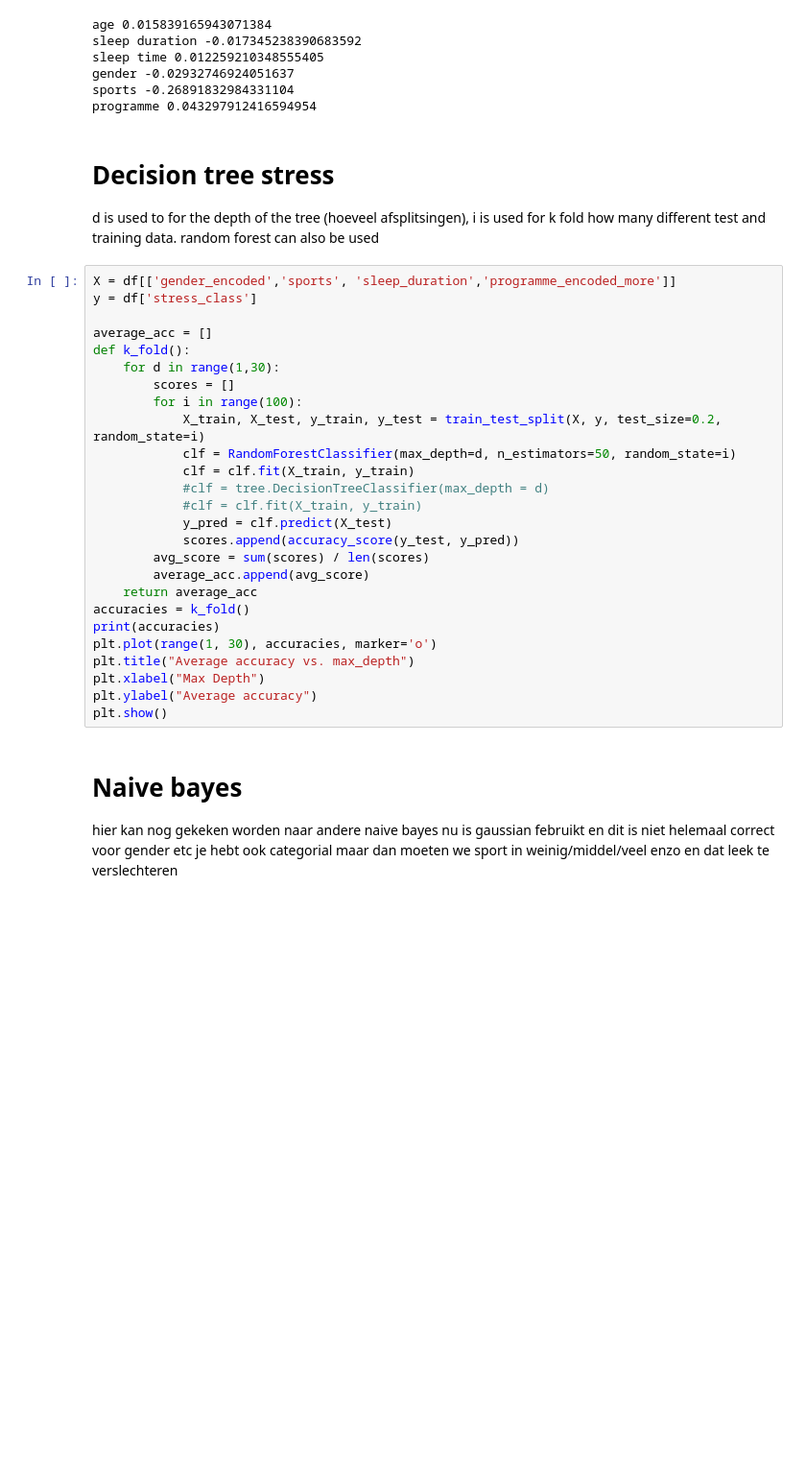
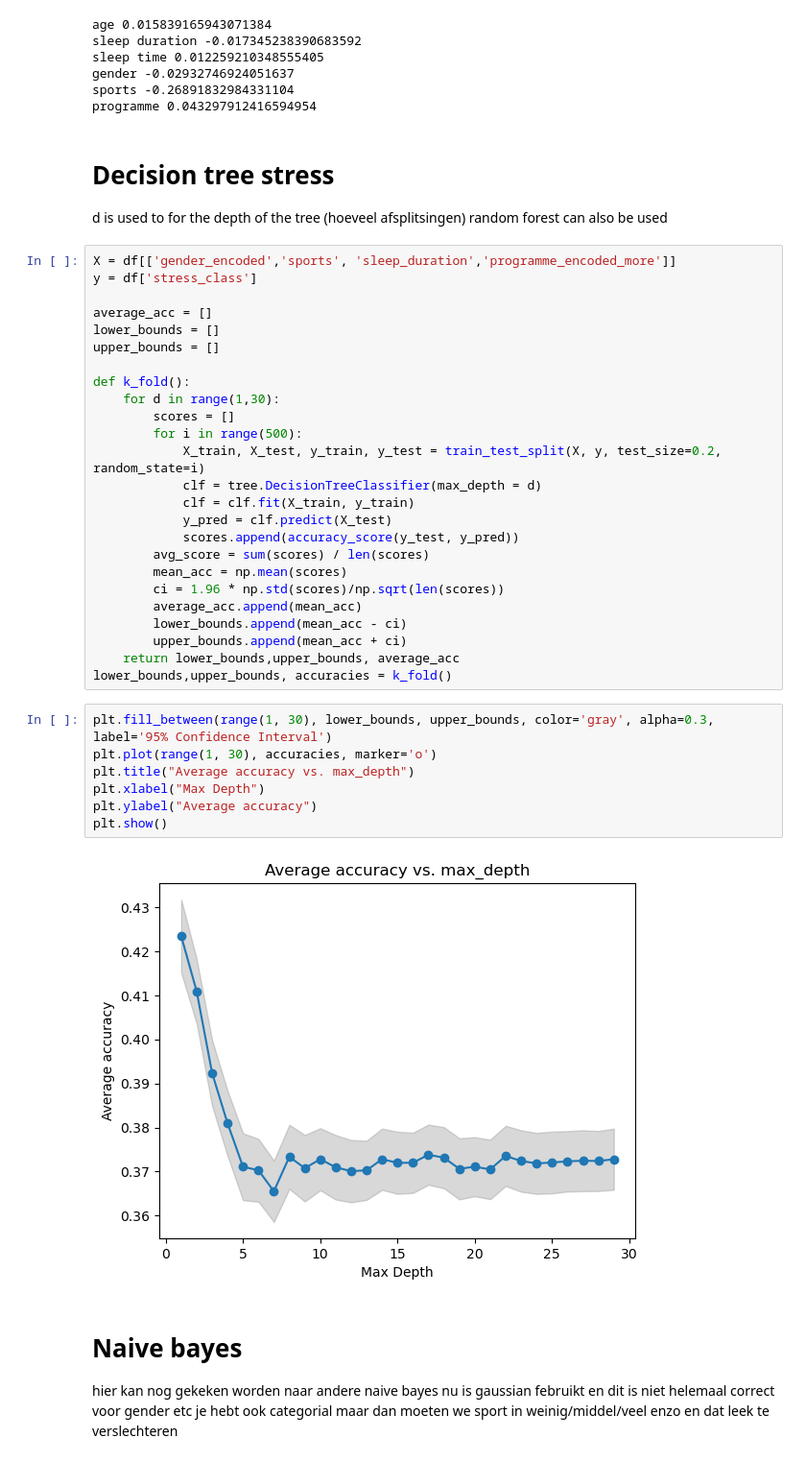
Before and after one commit to MikkoBra/Data-Mining-Techniques, a Jupyter notebook: DMT_Marinde.ipynb, the cells around one changed output. Shown: that part at 96% size. Drawn from its saved outputs; the diff is of its cells as text; blank space fills up the shorter version.

```diff
--- a/DMT_Marinde.ipynb
+++ b/DMT_Marinde.ipynb
@@ -170,33 +170,41 @@ sports -0.26891832984331104
 programme 0.043297912416594954
 # %% [markdown]
 # Decision tree stress
-d is used to for the depth of the tree (hoeveel afsplitsingen), i is used for k fold how many different test and training data. random forest can also be used
+d is used to for the depth of the tree (hoeveel afsplitsingen) random forest can also be used
 # %%
 X = df[['gender_encoded','sports', 'sleep_duration','programme_encoded_more']]
 y = df['stress_class']
 
 average_acc = []
+lower_bounds = []
+upper_bounds = []
+
 def k_fold():
     for d in range(1,30):
         scores = []
-        for i in range(100):
+        for i in range(500):
             X_train, X_test, y_train, y_test = train_test_split(X, y, test_size=0.2, random_state=i)
-            clf = RandomForestClassifier(max_depth=d, n_estimators=50, random_state=i)
+            clf = tree.DecisionTreeClassifier(max_depth = d)
             clf = clf.fit(X_train, y_train)
-            #clf = tree.DecisionTreeClassifier(max_depth = d)
-            #clf = clf.fit(X_train, y_train)
             y_pred = clf.predict(X_test)
             scores.append(accuracy_score(y_test, y_pred))
         avg_score = sum(scores) / len(scores)
-        average_acc.append(avg_score)
-    return average_acc
-accuracies = k_fold()
-print(accuracies)
-plt.plot(range(1, 30), accuracies, marker='o')
-plt.title("Average accuracy vs. max_depth")
-plt.xlabel("Max Depth")
-plt.ylabel("Average accuracy")
-plt.show()
+        mean_acc = np.mean(scores)
+        ci = 1.96 * np.std(scores)/np.sqrt(len(scores))
+        average_acc.append(mean_acc)
+        lower_bounds.append(mean_acc - ci)
+        upper_bounds.append(mean_acc + ci)
+    return lower_bounds,upper_bounds, average_acc
+lower_bounds,upper_bounds, accuracies = k_fold()
+# %%
+plt.fill_between(range(1, 30), lower_bounds, upper_bounds, color='gray', alpha=0.3, label='95% Confidence Interval')
+plt.plot(range(1, 30), accuracies, marker='o')
+plt.title("Average accuracy vs. max_depth")
+plt.xlabel("Max Depth")
+plt.ylabel("Average accuracy")
+plt.show()
+# %% [output]
+[figure, added]
 # %% [markdown]
 # Naive bayes
 hier kan nog gekeken worden naar andere naive bayes nu is gaussian februikt en dit is niet helemaal correct voor gender etc je hebt ook categorial maar dan moeten we sport in weinig/middel/veel enzo en dat leek te verslechteren
```
Also changed, not shown: parts of 2 cells of this notebook, 5 other files.
